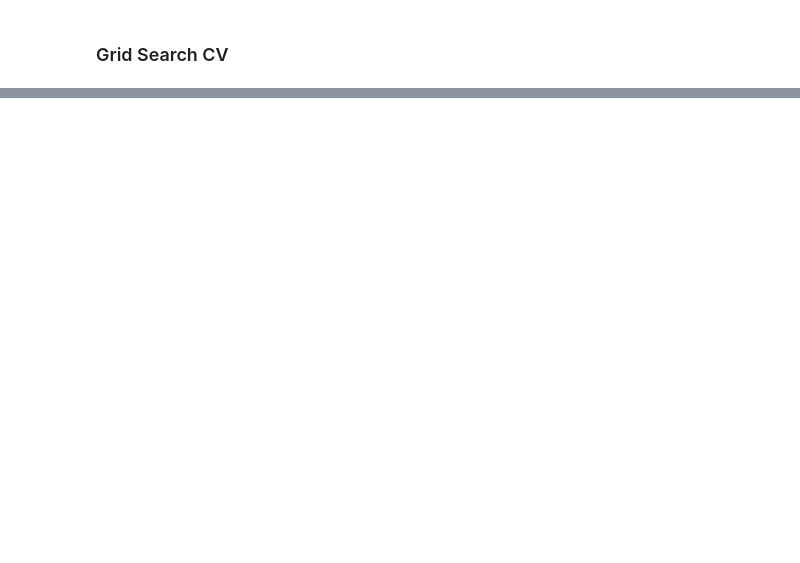
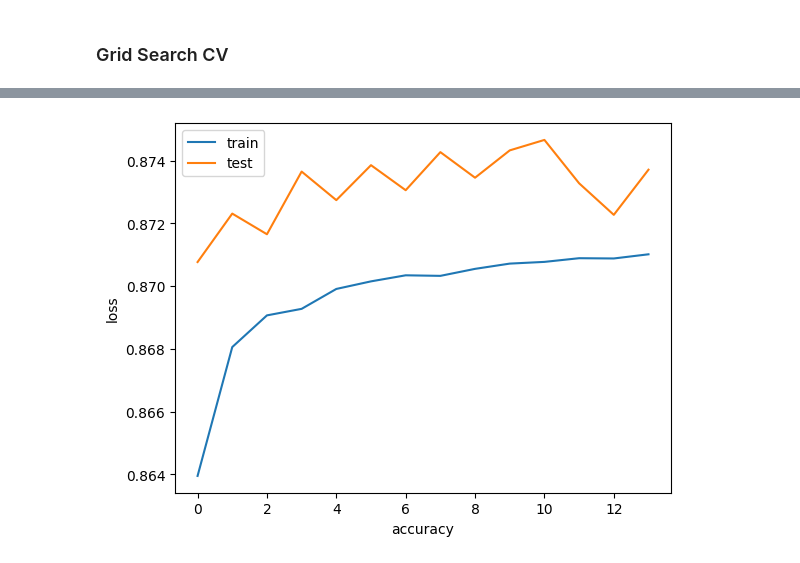
Before and after one commit to dk28yip/MSDS7333, a Jupyter notebook: Case Study 6.ipynb, the cells around one changed output, grey strips where cells are left out. Saved outputs shown, nothing was run; the diff lists cells and outputs as text; code cells hidden in the pictures; blank space fills up the shorter version.

```diff
--- a/Case Study 6.ipynb
+++ b/Case Study 6.ipynb
@@ -164,0 +320,11 @@ print(random_search_cv.best_score_)
+# %%
+train_acc = final_model.history.history['accuracy']
+val_acc = final_model.history.history['val_accuracy']
+plt.plot(train_acc, label='train')
+plt.plot(val_acc, label='test')
+plt.legend()
+plt.xlabel('accuracy')
+plt.ylabel('loss')
+plt.show()
+# %% [output]
+[figure, added]
```
Also changed, not shown: parts of 19 cells of this notebook, 1 other file.
